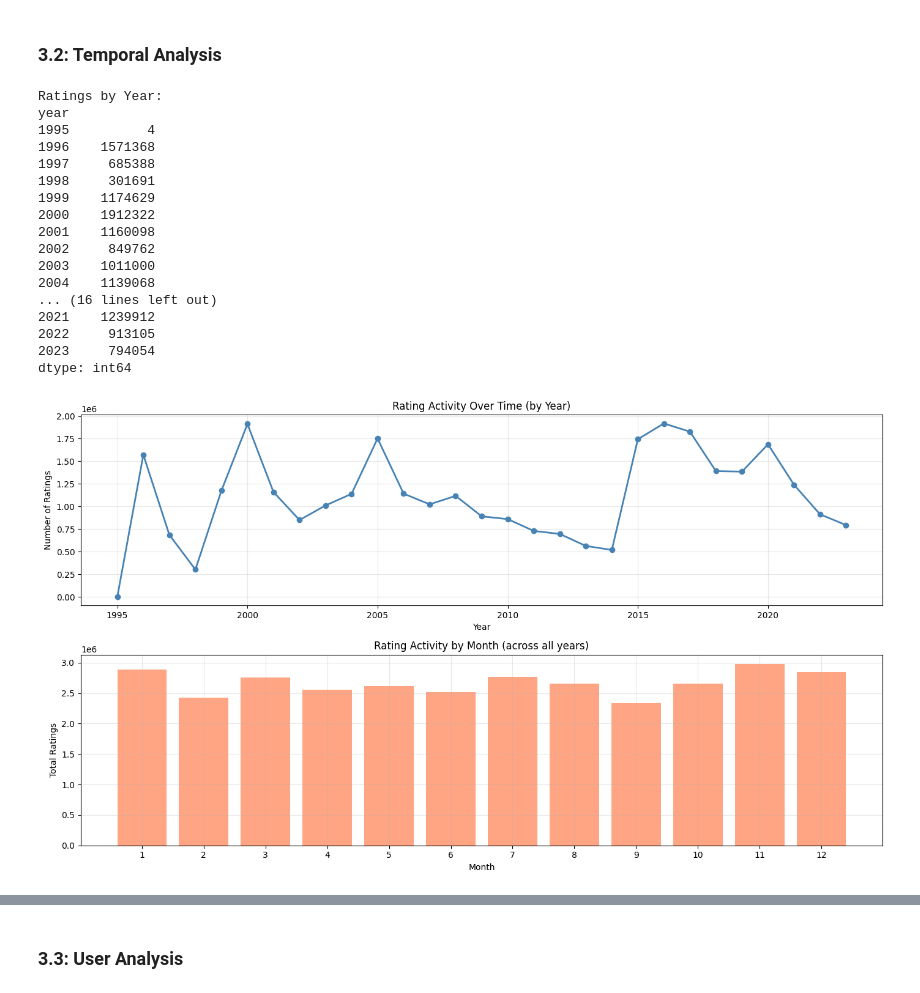
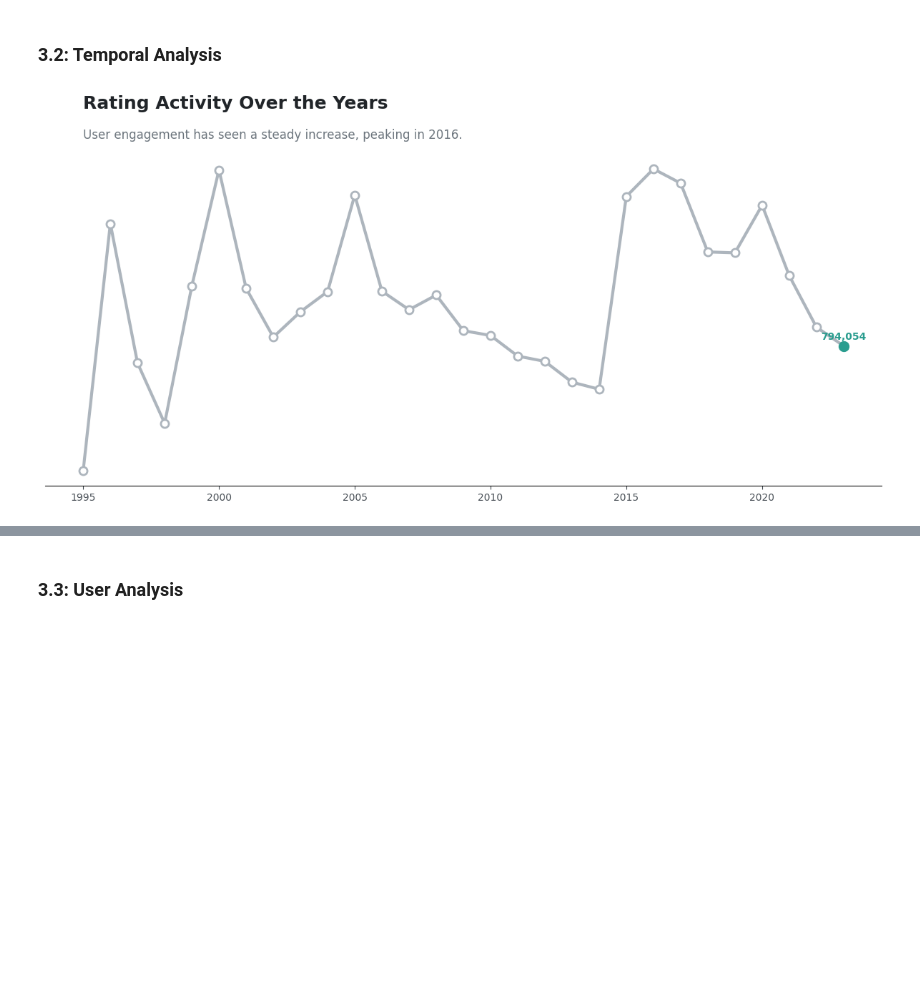
Before and after one commit to manhmanh39/film-recommendation, a Jupyter notebook: eda.ipynb, the cells around one changed output, grey strips where cells are left out. Drawn from its saved outputs; the diff is of its cells as text; code cells hidden in the pictures; blank space fills up the shorter version.

```diff
--- a/eda.ipynb
+++ b/eda.ipynb
@@ -299,54 +307,40 @@ Max: 5.0
 # %% [markdown]
 ### 3.2: Temporal Analysis
 # %%
-# Convert timestamp to datetime
-ratings['date'] = pd.to_datetime(ratings['timestamp'], unit='s')
-ratings['year'] = ratings['date'].dt.year
-ratings['month'] = ratings['date'].dt.month
+import matplotlib.pyplot as plt
+import pandas as pd
 
-# Activity per year
+# 1. Chuẩn bị dữ liệu
+ratings['year'] = pd.to_datetime(ratings['timestamp'], unit='s').dt.year
 activity_by_year = ratings.groupby('year').size()
-print("\nRatings by Year:")
-print(activity_by_year)
 
-# Plot temporal activity
-fig, axes = plt.subplots(2, 1, figsize=(14, 8))
+# 2. Khởi tạo biểu đồ (chỉ 1 biểu đồ duy nhất)
+fig, ax1 = plt.subplots(figsize=(12, 6))
 
-axes[0].plot(activity_by_year.index, activity_by_year.values, marker='o', linewidth=2, markersize=6, color='steelblue')
-axes[0].set_xlabel('Year')
-axes[0].set_ylabel('Number of Ratings')
-axes[0].set_title('Rating Activity Over Time (by Year)')
-axes[0].grid(alpha=0.3)
+# --- VẼ BIỂU ĐỒ: RATINGS BY YEAR ---
+ax1.plot(activity_by_year.index, activity_by_year.values, color='#adb5bd', linewidth=3, marker='o',
+         markersize=8, mfc='white', mew=2)
 
-# Activity per month (across all years)
-activity_by_month = ratings.groupby('month').size()
-axes[1].bar(activity_by_month.index, activity_by_month.values, color='coral', alpha=0.7)
-axes[1].set_xlabel('Month')
-axes[1].set_ylabel('Total Ratings')
-axes[1].set_title('Rating Activity by Month (across all years)')
-axes[1].set_xticks(range(1, 13))
-axes[1].grid(alpha=0.3)
+# Làm nổi bật điểm cuối cùng (năm gần nhất)
+last_year = activity_by_year.index[-1]
+last_val = activity_by_year.values[-1]
+ax1.plot(last_year, last_val, marker='o', markersize=10, color='#2a9d8f')
+ax1.text(last_year, last_val * 1.05, f'{int(last_val):,}',
+         color='#2a9d8f', fontweight='bold', ha='center')
+
+# Tinh chỉnh trục và khung (loại bỏ các đường kẻ không cần thiết)
+ax1.spines[['top', 'right', 'left']].set_visible(False)
+ax1.get_yaxis().set_visible(False)
+ax1.tick_params(axis='x', colors='#495057')
+
+# Tiêu đề Storytelling
+ax1.text(activity_by_year.index.min(), max(activity_by_year.values) * 1.2,
+         'Rating Activity Over the Years', fontsize=18, fontweight='bold', color='#212529')
+ax1.text(activity_by_year.index.min(), max(activity_by_year.values) * 1.1,
+         f'User engagement has seen a steady increase, peaking in {activity_by_year.idxmax()}.',
+         fontsize=12, color='#6c757d')
 
 plt.tight_layout()
 plt.show()
-
-print(f"\nTime Period: {ratings['date'].min()} to {ratings['date'].max()}")
 # %% [output]
-Ratings by Year:
-year
-1995          4
-1996    1571368
-1997     685388
-1998     301691
-1999    1174629
-2000    1912322
-2001    1160098
-2002     849762
-2003    1011000
-2004    1139068
-... (16 lines left out)
-2021    1239912
-2022     913105
-2023     794054
-dtype: int64
-[figure, old version]
+[figure, new version]
```
Also changed, not shown: parts of 27 cells of this notebook.
